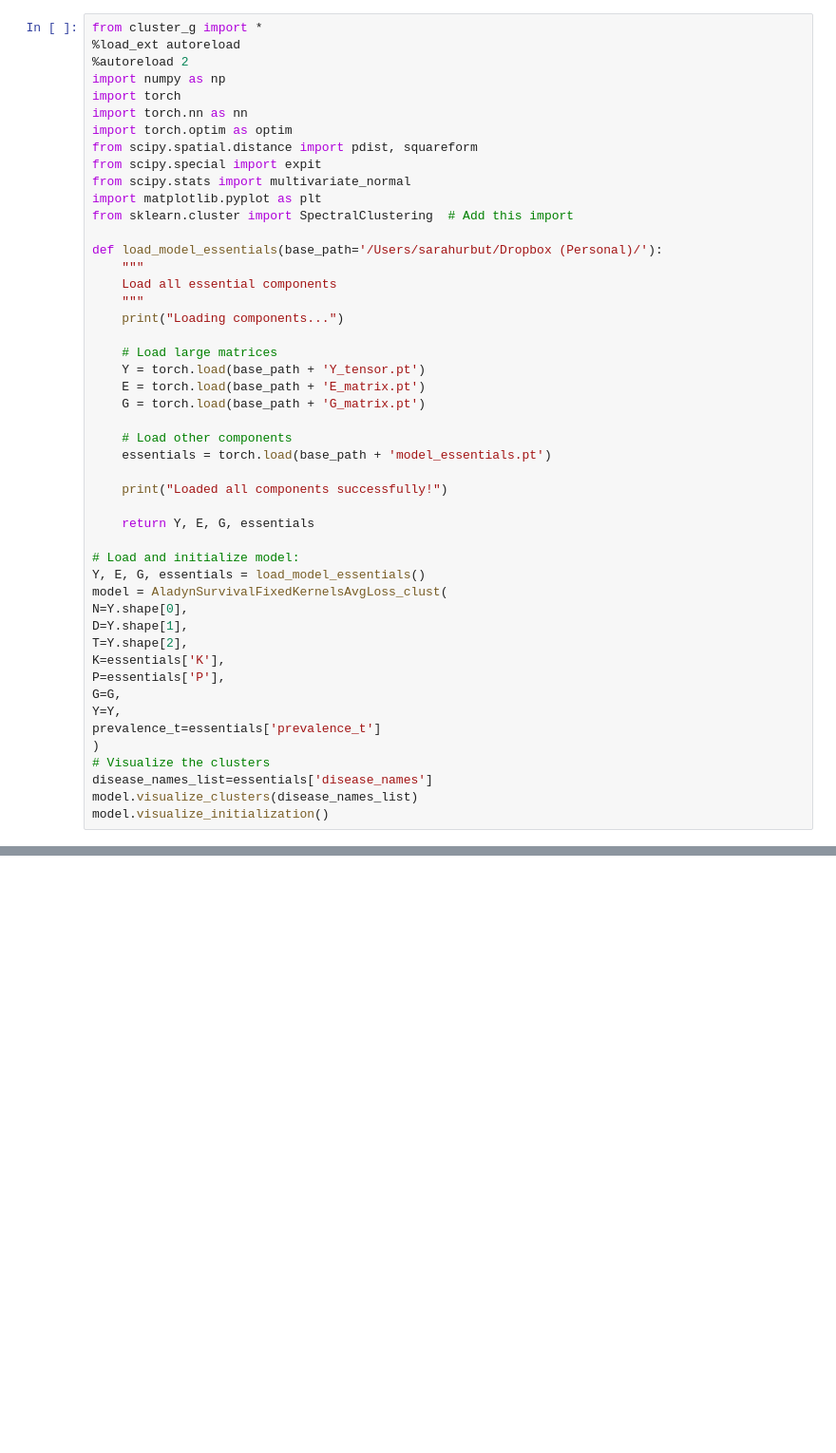
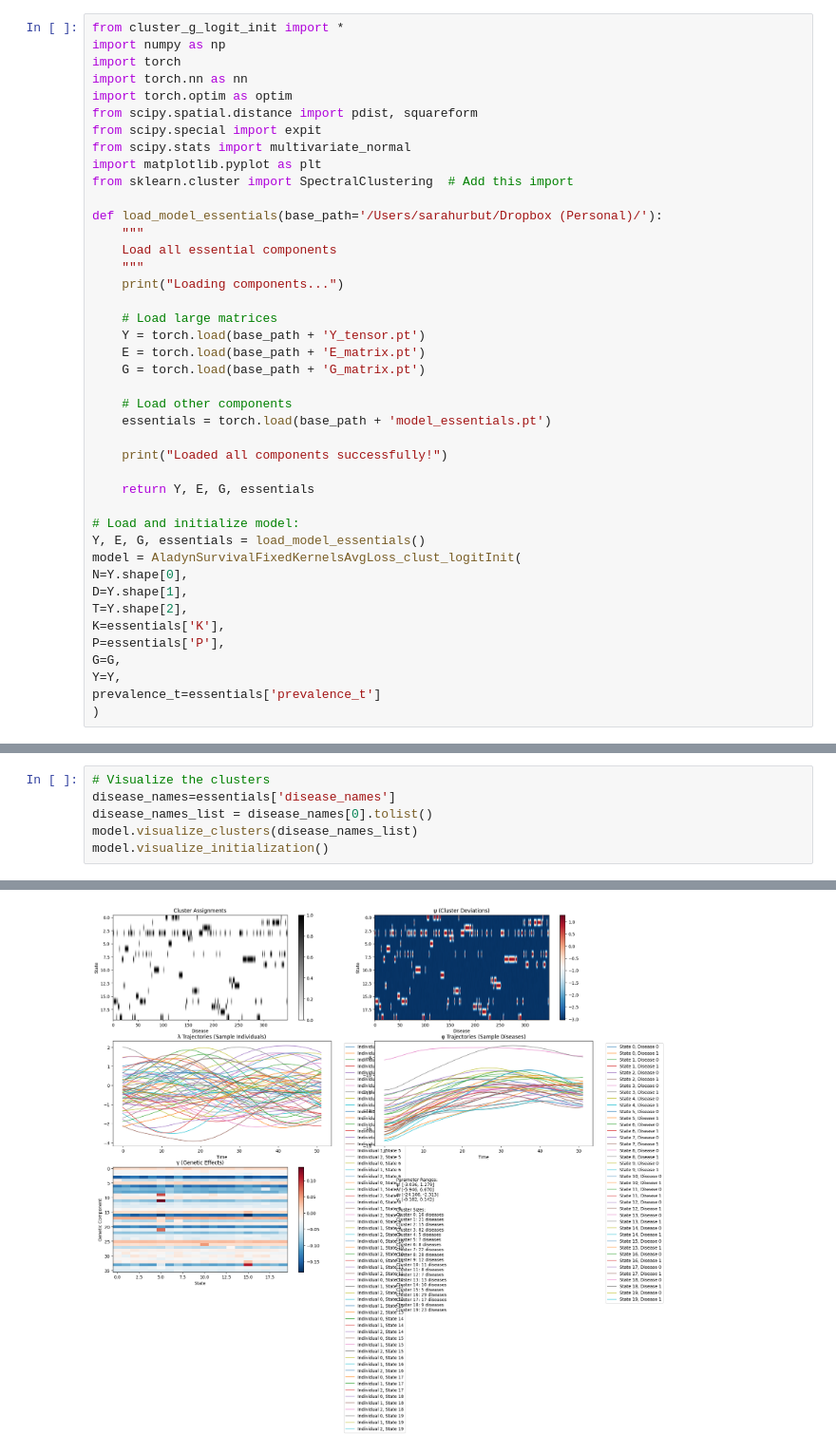
Before and after one commit to surbut/aladynoulli, a Jupyter notebook: pyScripts/minimalreprobig.ipynb, the cells around one changed output, grey strips where cells are left out. Shown at 95% size. Cells and saved outputs as stored; diff of their text form; blank space fills up the shorter version.

```diff
--- a/pyScripts/minimalreprobig.ipynb
+++ b/pyScripts/minimalreprobig.ipynb
@@ -1,7 +1,5 @@
 # %%
-from cluster_g import *
-%load_ext autoreload
-%autoreload 2
+from cluster_g_logit_init import *
 import numpy as np
 import torch
 import torch.nn as nn
@@ -32,7 +30,7 @@ def load_model_essentials(base_path='/Users/sarahurbut/Dropbox (Personal)/'):
 
 # Load and initialize model:
 Y, E, G, essentials = load_model_essentials()
-model = AladynSurvivalFixedKernelsAvgLoss_clust(
+model = AladynSurvivalFixedKernelsAvgLoss_clust_logitInit(
 N=Y.shape[0],
 D=Y.shape[1],
 T=Y.shape[2],
@@ -42,10 +40,6 @@ G=G,
 Y=Y,
 prevalence_t=essentials['prevalence_t']
 )
-# Visualize the clusters
-disease_names_list=essentials['disease_names']
-model.visualize_clusters(disease_names_list)
-model.visualize_initialization()
 # %% [output]
 Loading components...
 Loaded all components successfully!
@@ -69,0 +63,7 @@ Healthy State (Topic {self.K-1})
+# %%
+# Visualize the clusters
+disease_names=essentials['disease_names']
+disease_names_list = disease_names[0].tolist()
+model.visualize_clusters(disease_names_list)
+model.visualize_initialization()
+# %% [output]
@@ -69,0 +87 @@ Healthy State (Topic {self.K-1})
+[figure, added]
```
Also changed, not shown: parts of 4 cells of this notebook, 2 other files.
